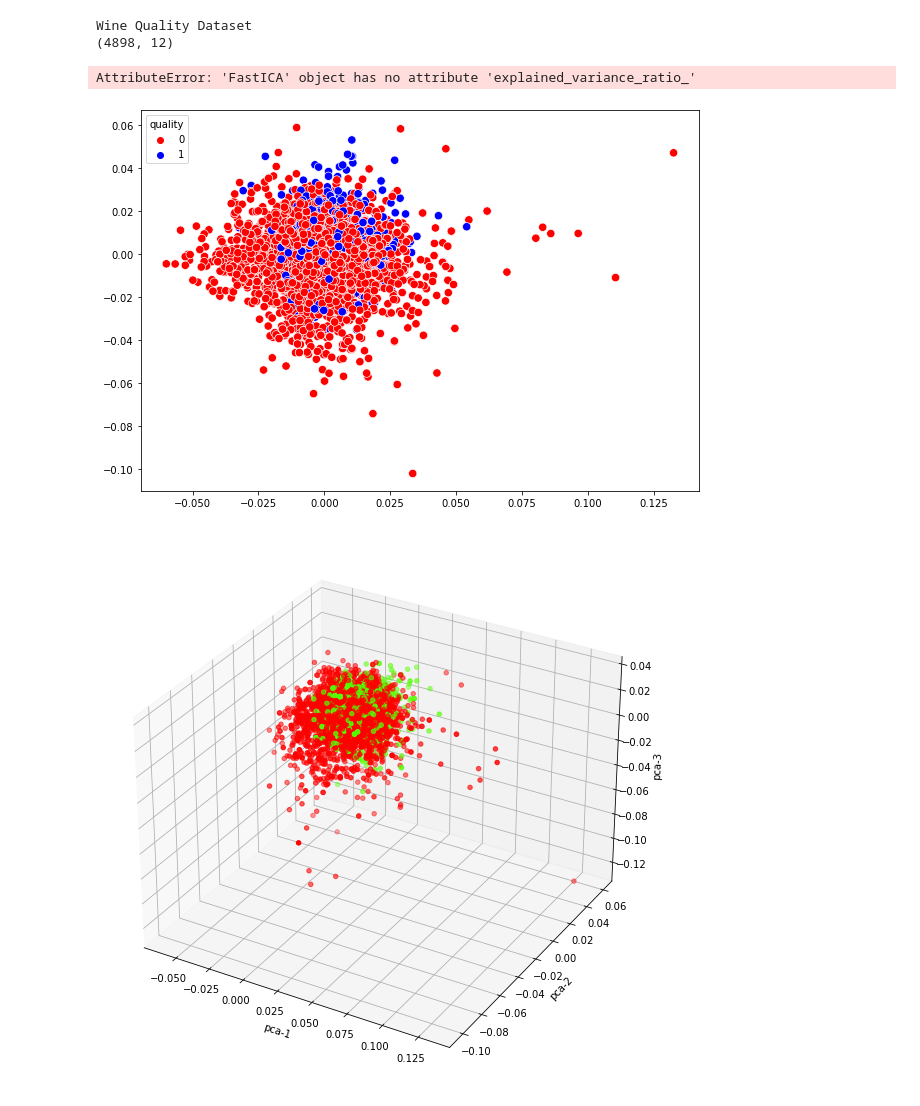
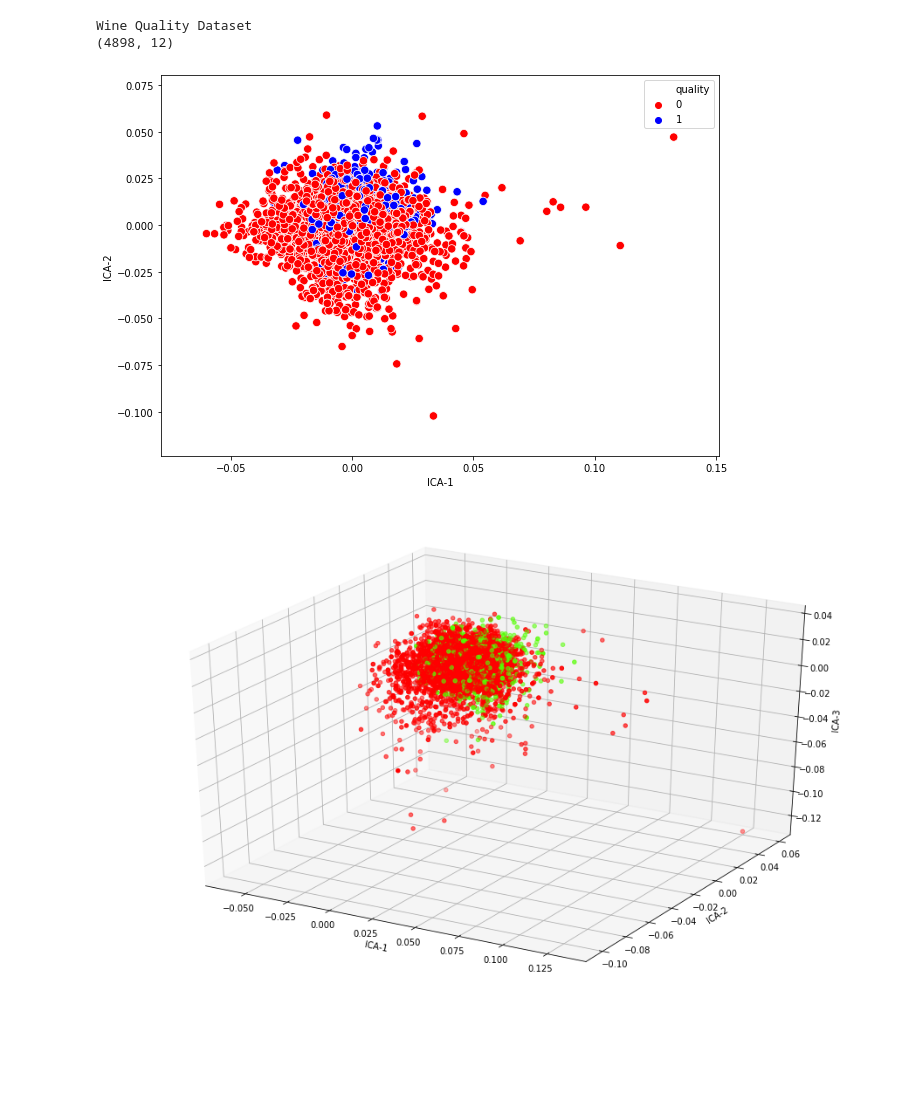
Before and after one commit to jbanigan/CS-7641, a Jupyter notebook: Unsupervised Learning/ICA.ipynb, the cells around one changed output. Saved outputs shown, nothing was run; the diff lists cells and outputs as text; code cells hidden in the pictures; blank space fills up the shorter version.

```diff
--- a/Unsupervised Learning/ICA.ipynb
+++ b/Unsupervised Learning/ICA.ipynb
@@ -31,6 +31,7 @@ if dataset_select == 0:
     df = wine
     X = wine.drop('quality',axis=1)
     y = wine['quality']
+    dataset='wine'
 elif dataset_select == 1:
     print('Cancer Dataset')
     cancer = pd.read_csv('data/cancer.csv')
@@ -40,11 +41,11 @@ elif dataset_select == 1:
     df = cancer
     X = cancer.drop(['id','class'],axis=1)
     y = cancer['class']
+    dataset='cancer'
 else:
     raise Exception('dataset_select field must be 0 for wine , 1 for cancer')
 
-min_max_scaler = preprocessing.MinMaxScaler()
-X = min_max_scaler.fit_transform(X)
+X = MinMaxScaler().fit_transform(X)
 # %% [output]
 Wine Quality Dataset
 (4898, 12)
@@ -57,30 +56,29 @@ X_ica_7 = ica_7.transform(X)
-# %%
-plt.plot(np.cumsum(ica_7.explained_variance_ratio_))
-plt.xlabel('Number Of Componnets')
-plt.ylabel('Explained Variance')
-plt.title('Variance vs # of Components')
-plt.show()
-# %% [output]
-AttributeError: 'FastICA' object has no attribute 'explained_variance_ratio_'
 # %%
 plt.figure(figsize=(10,7))
-sns.scatterplot(x=X_ica_7[:, 0], y=X_ica_7[:,1], s = 70,
-                hue=y, palette=['red','blue'])
+sns.scatterplot(x=X_ica_7[:, 0],
+                y=X_ica_7[:,1],
+                s = 70,
+                hue=y,
+                palette=['red','blue'])
+plt.xlabel('ICA-1')
+plt.ylabel('ICA-2')
+plt.savefig('img/2d ICA cluster '+dataset+'.png')
 plt.show()
 # %% [output]
-[figure, old version]
+[figure, new version]
 # %%
 ax = plt.figure(figsize=(16,10)).gca(projection='3d')
 ax.scatter(
     xs=X_ica_7[:, 0],
     ys=X_ica_7[:, 1],
     zs=X_ica_7[:, 2],
     c=y,
     cmap='prism'
 )
-ax.set_xlabel('pca-1')
-ax.set_ylabel('pca-2')
-ax.set_zlabel('pca-3')
+ax.set_xlabel('ICA-1')
+ax.set_ylabel('ICA-2')
+ax.set_zlabel('ICA-3')
+plt.savefig('img/3d ICA cluster '+dataset+'.png')
 plt.show()
 # %% [output]
-[figure, old version]
+[figure, new version]
```
Also changed, not shown: parts of 11 cells of this notebook, 45 other files.
